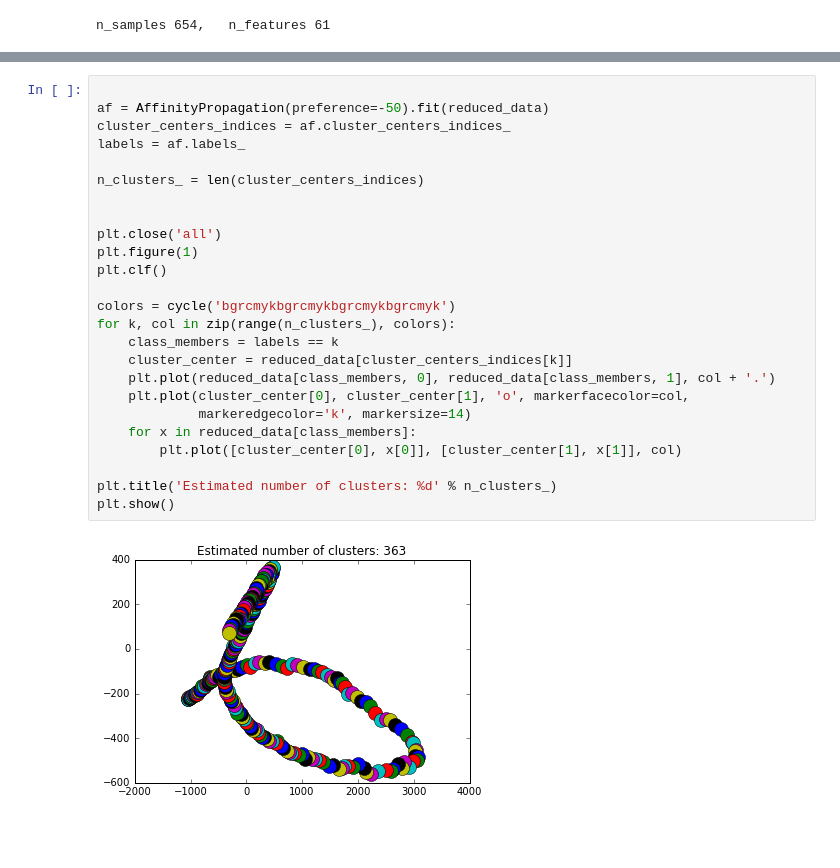
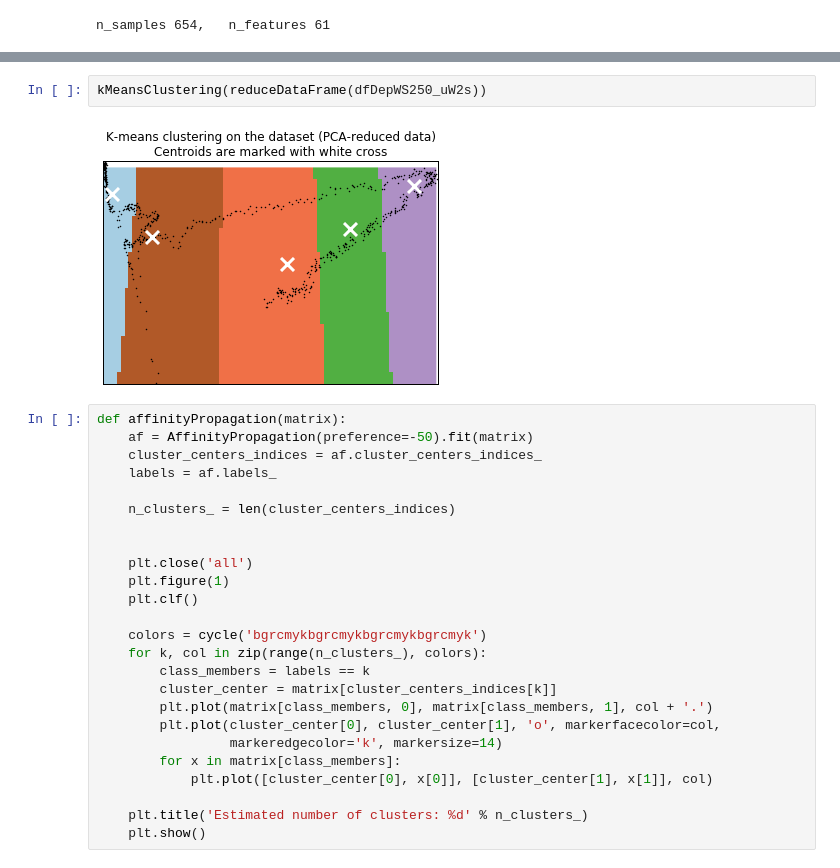
Before and after one commit to cito125/Elementary-Quantum-Computations, a Jupyter notebook: ExploratoryDataAnalysis.ipynb, the cells around one changed output, grey strips where cells are left out. Drawn from its saved outputs; the diff is of its cells as text; blank space fills up the shorter version.

```diff
--- a/ExploratoryDataAnalysis.ipynb
+++ b/ExploratoryDataAnalysis.ipynb
@@ -244,27 +254,29 @@ plt.show()
+# %%
+kMeansClustering(reduceDataFrame(dfDepWS250_uW2s))
+# %% [output]
+[figure, added]
 # %%
+def affinityPropagation(matrix):
+    af = AffinityPropagation(preference=-50).fit(matrix)
+    cluster_centers_indices = af.cluster_centers_indices_
+    labels = af.labels_
 
-af = AffinityPropagation(preference=-50).fit(reduced_data)
-cluster_centers_indices = af.cluster_centers_indices_
-labels = af.labels_
-
-n_clusters_ = len(cluster_centers_indices)
+    n_clusters_ = len(cluster_centers_indices)
 
 
-plt.close('all')
-plt.figure(1)
-plt.clf()
+    plt.close('all')
+    plt.figure(1)
+    plt.clf()
 
-colors = cycle('bgrcmykbgrcmykbgrcmykbgrcmyk')
-for k, col in zip(range(n_clusters_), colors):
-    class_members = labels == k
-    cluster_center = reduced_data[cluster_centers_indices[k]]
-    plt.plot(reduced_data[class_members, 0], reduced_data[class_members, 1], col + '.')
-    plt.plot(cluster_center[0], cluster_center[1], 'o', markerfacecolor=col,
-             markeredgecolor='k', markersize=14)
-    for x in reduced_data[class_members]:
-        plt.plot([cluster_center[0], x[0]], [cluster_center[1], x[1]], col)
+    colors = cycle('bgrcmykbgrcmykbgrcmykbgrcmyk')
+    for k, col in zip(range(n_clusters_), colors):
+        class_members = labels == k
+        cluster_center = matrix[cluster_centers_indices[k]]
+        plt.plot(matrix[class_members, 0], matrix[class_members, 1], col + '.')
+        plt.plot(cluster_center[0], cluster_center[1], 'o', markerfacecolor=col,
+                 markeredgecolor='k', markersize=14)
+        for x in matrix[class_members]:
+            plt.plot([cluster_center[0], x[0]], [cluster_center[1], x[1]], col)
 
-plt.title('Estimated number of clusters: %d' % n_clusters_)
-plt.show()
+    plt.title('Estimated number of clusters: %d' % n_clusters_)
+    plt.show()
-# %% [output]
-[figure, removed]
```
Also changed, not shown: parts of 36 cells of this notebook.
